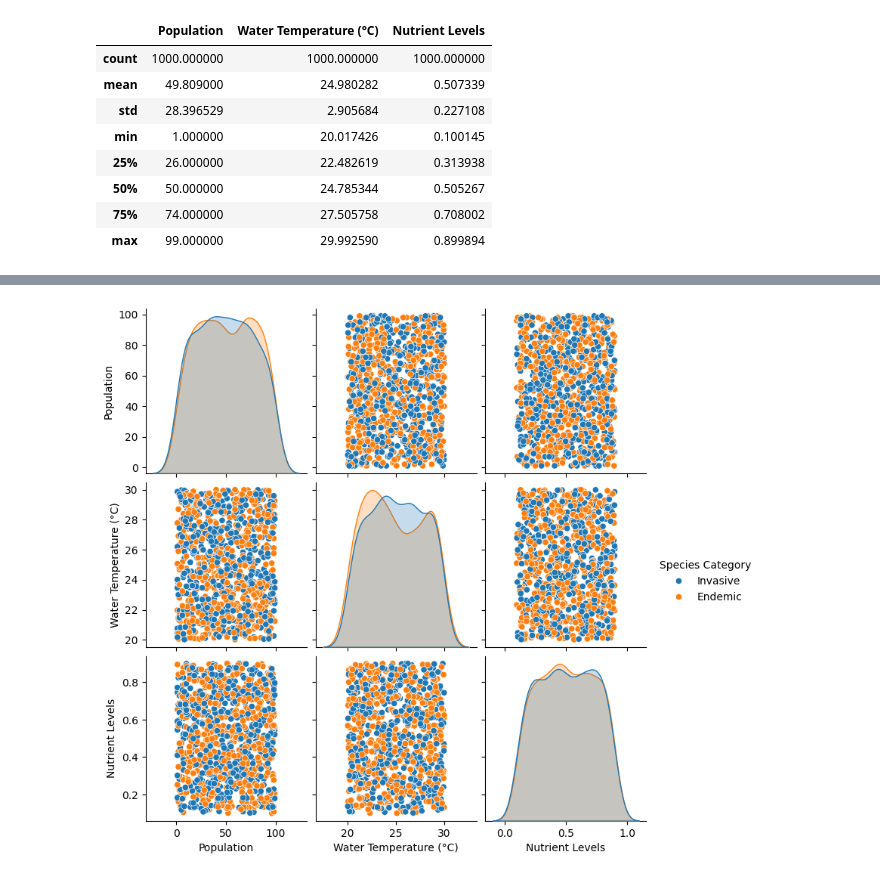
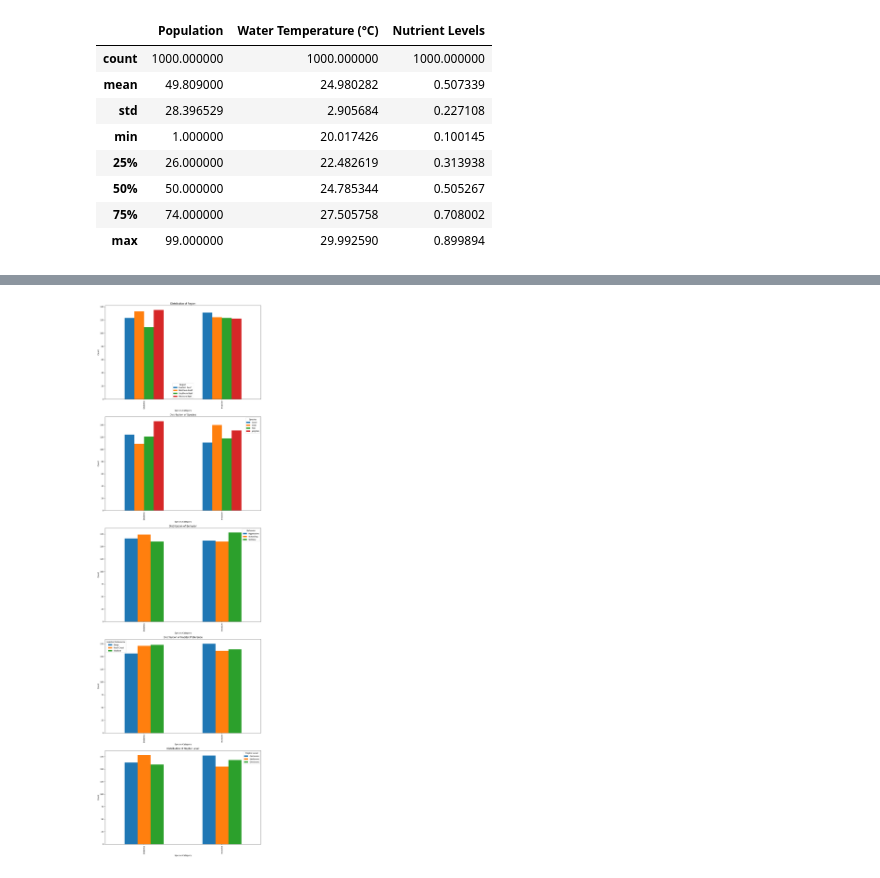
Before and after one commit to IceEnemy/Misc-Learning, a Jupyter notebook: MachineLearning/MidMarineLife/LogRegExercise.ipynb, the cells around one changed output, grey strips where cells are left out. Saved outputs shown, nothing was run; the diff lists cells and outputs as text; code cells hidden in the pictures.

```diff
--- a/MachineLearning/MidMarineLife/LogRegExercise.ipynb
+++ b/MachineLearning/MidMarineLife/LogRegExercise.ipynb
@@ -90,6 +93,19 @@ plt.show()
-# %%
-sns.pairplot(dataset, hue='Species Category', vars=['Population', 'Water Temperature (°C)', 'Nutrient Levels'])
-
-plt.show()
-# %% [output]
-[figure, removed]
+# %%
+variables = ['Region','Species','Behavior','Habitat Preference', 'Trophic Level']
+
+n_vars = len(variables)
+
+fig, axes = plt.subplots(nrows=n_vars, figsize=(12,8*n_vars))
+
+for i,var in enumerate(variables):
+    ax = axes[i]
+    df_grp = df.groupby('Species Category')[var].value_counts().unstack().reset_index()
+    df_grp.set_index('Species Category').plot(kind='bar', ax=ax)
+    ax.set_title(f'Distribution of {var}')
+    ax.set_xlabel('Species Category')
+    ax.set_ylabel('Count')
+
+plt.tight_layout()
+plt.show()
+# %% [output]
+[figure, added]
```
Also changed, not shown: parts of 30 cells of this notebook, 2 other files.
